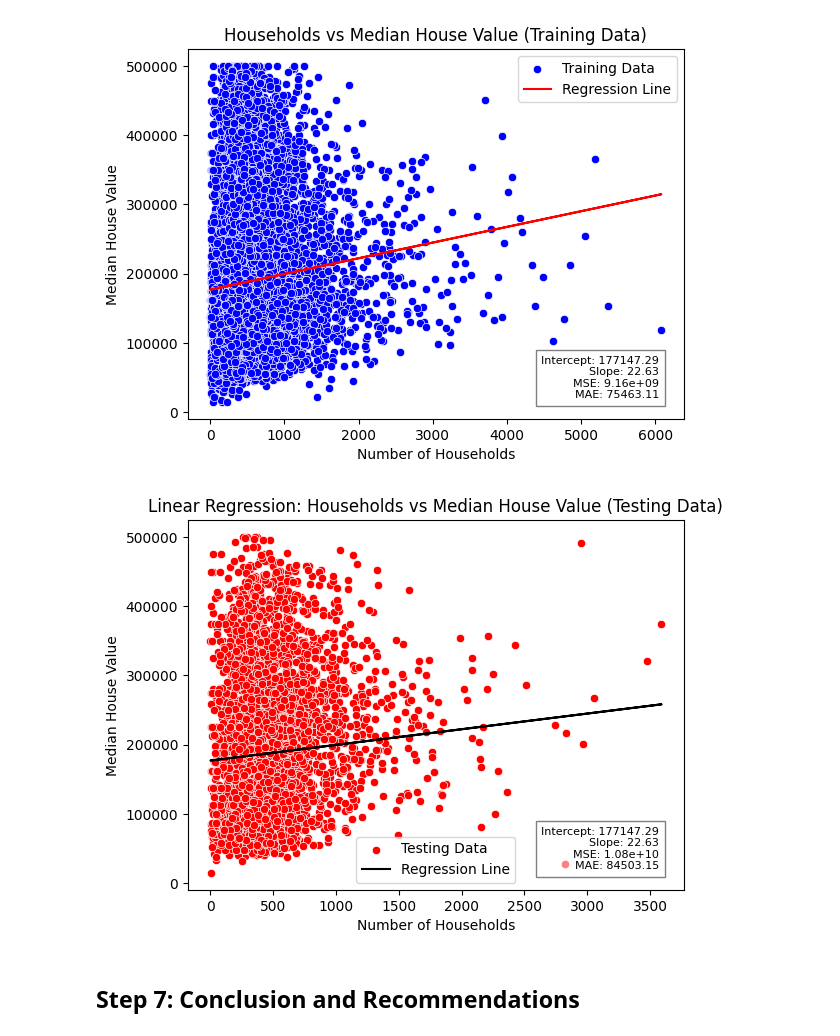
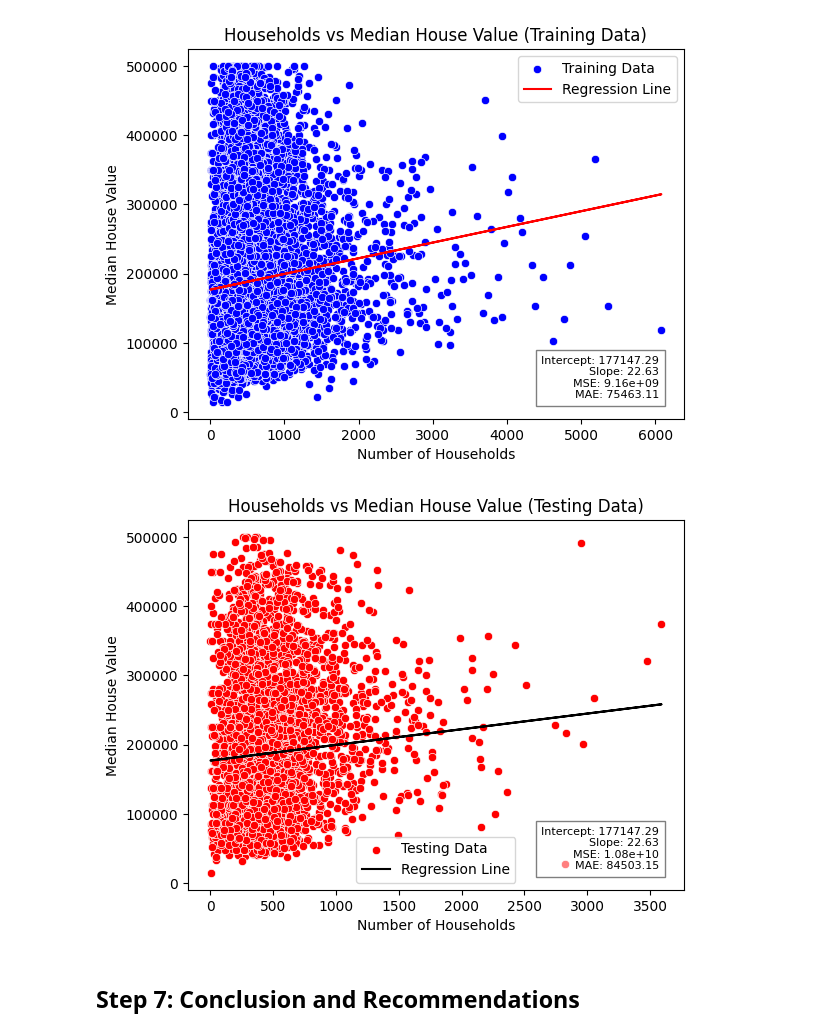
Before and after one commit to bhupeshk3014/CSCN8010-labs, a Jupyter notebook: practicalLab/BhupeshKumar_PracticalLab1.ipynb, the cells around one changed output. Saved outputs shown, nothing was run; the diff lists cells and outputs as text; code cells hidden in the pictures.

```diff
--- a/practicalLab/BhupeshKumar_PracticalLab1.ipynb
+++ b/practicalLab/BhupeshKumar_PracticalLab1.ipynb
@@ -433,25 +433,24 @@ plt.show()
 # %%
 # Plotting the regression line on the test data
 sns.scatterplot(x='households', y='median_house_value', data=test_data, color='red', label='Testing Data')
 plt.plot(test_data['households'], y_test_pred_households, color='black', label='Regression Line')
-plt.title("Linear Regression: Households vs Median House Value (Testing Data)")
+plt.title("Households vs Median House Value (Testing Data)")
 
 # Prepare the text for annotation
 annotation_text = (f'Intercept: {model_households.intercept_:.2f}\n'
                    f'Slope: {model_households.coef_[0]:.2f}\n'
                    f'MSE: {test_mse_households:.2e}\n'
                    f'MAE: {test_mae_households:.2f}')
 
 # Add annotation to the plot
 plt.text(0.95, 0.05, annotation_text, fontsize=8, ha='right', va='bottom', transform=plt.gca().transAxes, bbox=dict(facecolor='white', alpha=0.5))
 
-
 plt.xlabel("Number of Households")
 plt.ylabel("Median House Value")
 plt.legend()
 plt.show()
 # %% [output]
-[figure, old version]
+[figure, new version]
 # %% [markdown]
 ## Step 7: Conclusion and Recommendations
 # %% [markdown]
```
Also changed, not shown: 1 other file.
